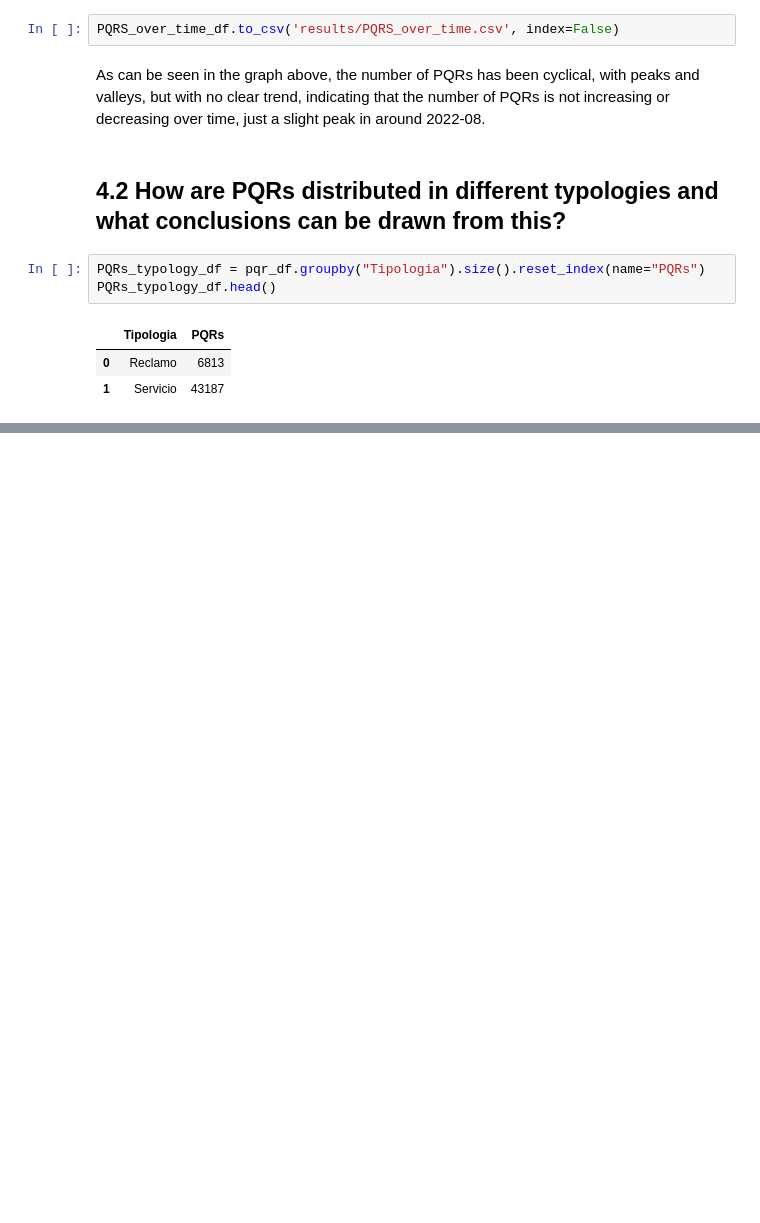
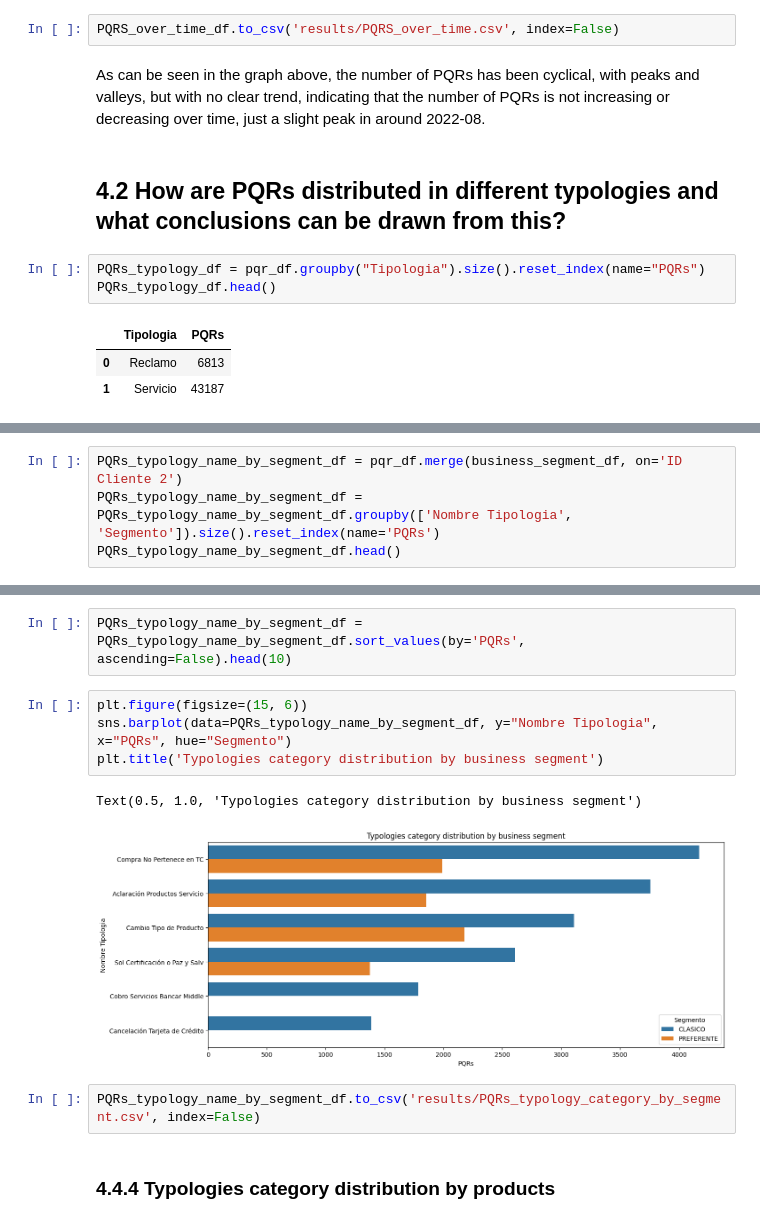
Before and after one commit to andres345gm/Prueba-Accenture, a Jupyter notebook: AccenBank.ipynb, the cells around one changed output, grey strips where cells are left out. Saved outputs shown, nothing was run; the diff lists cells and outputs as text; blank space fills up the shorter version.

```diff
--- a/AccenBank.ipynb
+++ b/AccenBank.ipynb
@@ -210,0 +269,4 @@ PQRs_typology_df.to_csv('results/PQRs_typology.csv', index=False)
+# %%
+PQRs_typology_name_by_segment_df = pqr_df.merge(business_segment_df, on='ID Cliente 2')
+PQRs_typology_name_by_segment_df = PQRs_typology_name_by_segment_df.groupby(['Nombre Tipologia', 'Segmento']).size().reset_index(name='PQRs')
+PQRs_typology_name_by_segment_df.head()
@@ -210,0 +280,13 @@ PQRs_typology_df.to_csv('results/PQRs_typology.csv', index=False)
+# %%
+PQRs_typology_name_by_segment_df = PQRs_typology_name_by_segment_df.sort_values(by='PQRs', ascending=False).head(10)
+# %%
+plt.figure(figsize=(15, 6))
+sns.barplot(data=PQRs_typology_name_by_segment_df, y="Nombre Tipologia", x="PQRs", hue="Segmento")
+plt.title('Typologies category distribution by business segment')
+# %% [output]
+Text(0.5, 1.0, 'Typologies category distribution by business segment')
+[figure, added]
+# %%
+PQRs_typology_name_by_segment_df.to_csv('results/PQRs_typology_category_by_segment.csv', index=False)
+# %% [markdown]
+### 4.4.4 Typologies category distribution by products
```
Also changed, not shown: parts of 44 cells of this notebook.
